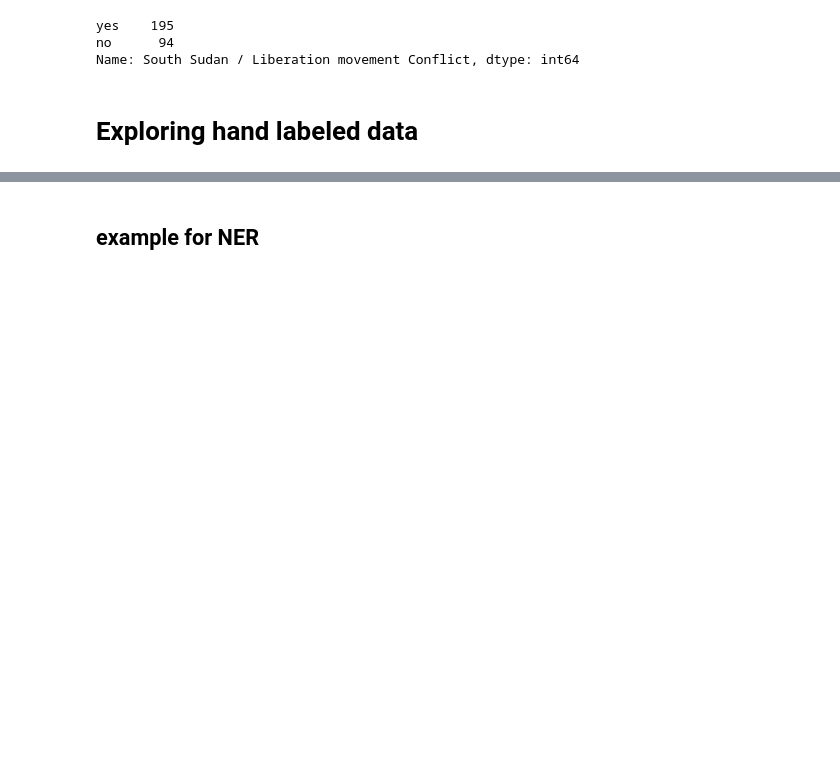
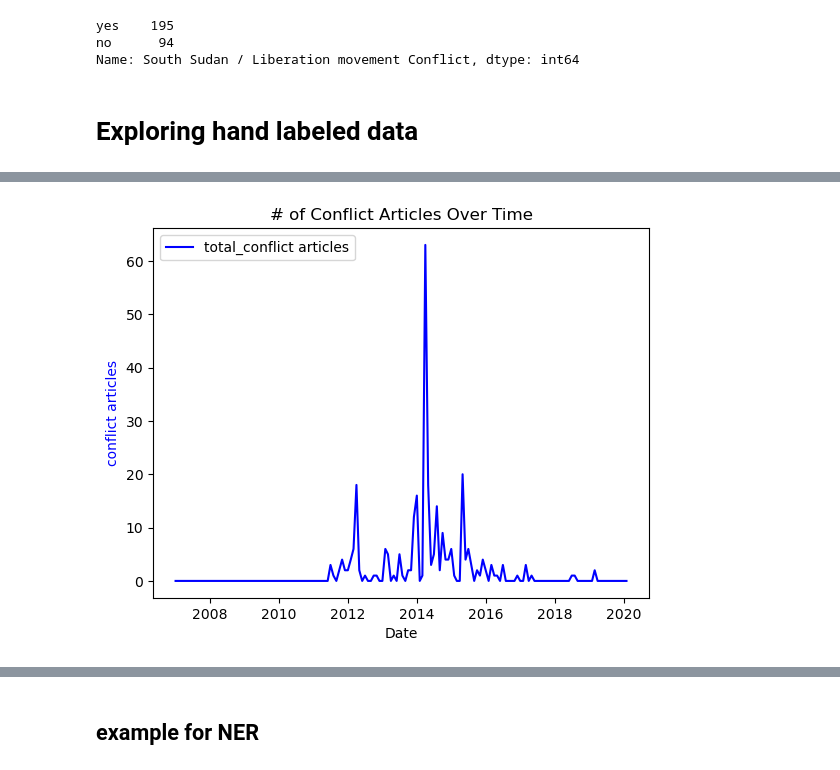
Before and after one commit to Joeryy/JBG060-DC3-23-24-group-2, a Jupyter notebook: named_entity_recognition.ipynb, the cells around one changed output, grey strips where cells are left out. Saved outputs shown, nothing was run; the diff lists cells and outputs as text; code cells hidden in the pictures; blank space fills up the shorter version.

```diff
--- a/named_entity_recognition.ipynb
+++ b/named_entity_recognition.ipynb
@@ -235,0 +215,18 @@ See the caveats in the documentation: https://pandas.pydata.org/pandas-docs/stab
+# %%
+# Generate a date range from '2012-01-01' to '2020-04-01' with a frequency of 1 month
+date_range = pd.date_range(start='2007-01-01', end='2020-02-01', freq='MS')
+# Create a DataFrame with a single column 'Date'
+df_dates = pd.DataFrame({'Date': date_range})
+
+
+# Display the DataFrame
+df_dates = df_dates.merge(ipc_scores_df, left_on='Date', right_on='date', how='left')
+df_dates = df_dates.merge(pivot_table, left_on='Date', right_on='date', how='left')
+
+df_dates = df_dates.drop(['date_x', 'date_y'], axis =1)
+# Fill NaN values with zeros
+#df_dates['ipc'].fillna(0, inplace=True)
+df_dates['total_conflict#'].fillna(0, inplace=True)
+df_dates['conflict_2#'].fillna(0, inplace=True)
+df_dates['conflict_1#'].fillna(0, inplace=True)
+df_dates
@@ -235,0 +249,17 @@ See the caveats in the documentation: https://pandas.pydata.org/pandas-docs/stab
+# %%
+# Create a figure and axis
+fig, ax = plt.subplots()
+
+# Plot IPC data on the axis
+ax.plot(df_dates['Date'], df_dates['total_conflict#'], color='b', label='total_conflict articles')
+ax.set_xlabel('Date')
+ax.set_ylabel('conflict articles', color='b')
+
+# Customize the plot as needed
+ax.set_title('# of Conflict Articles Over Time')
+ax.legend(loc='upper left')
+
+# Show the plot
+plt.show()
+# %% [output]
+[figure, added]
```
Also changed, not shown: parts of 8 cells of this notebook, 2 other files.
